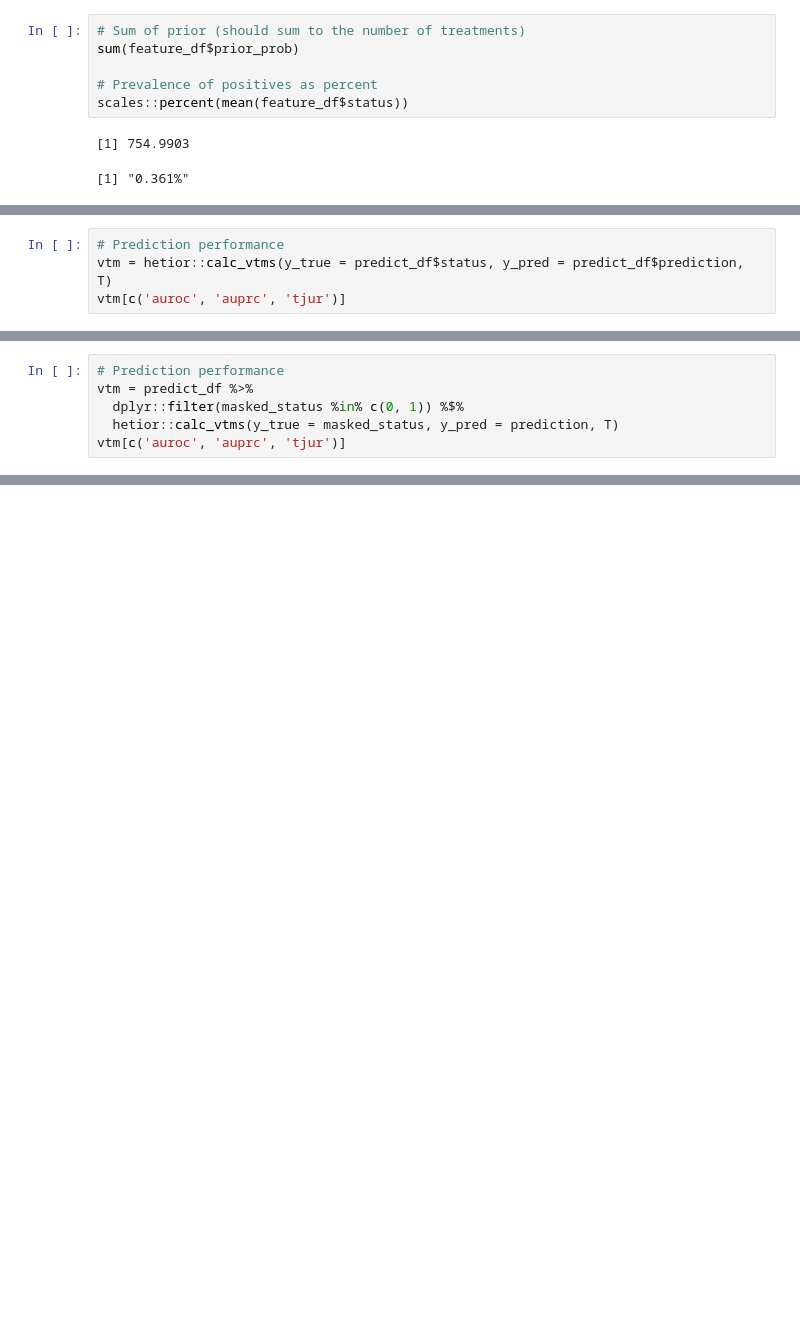
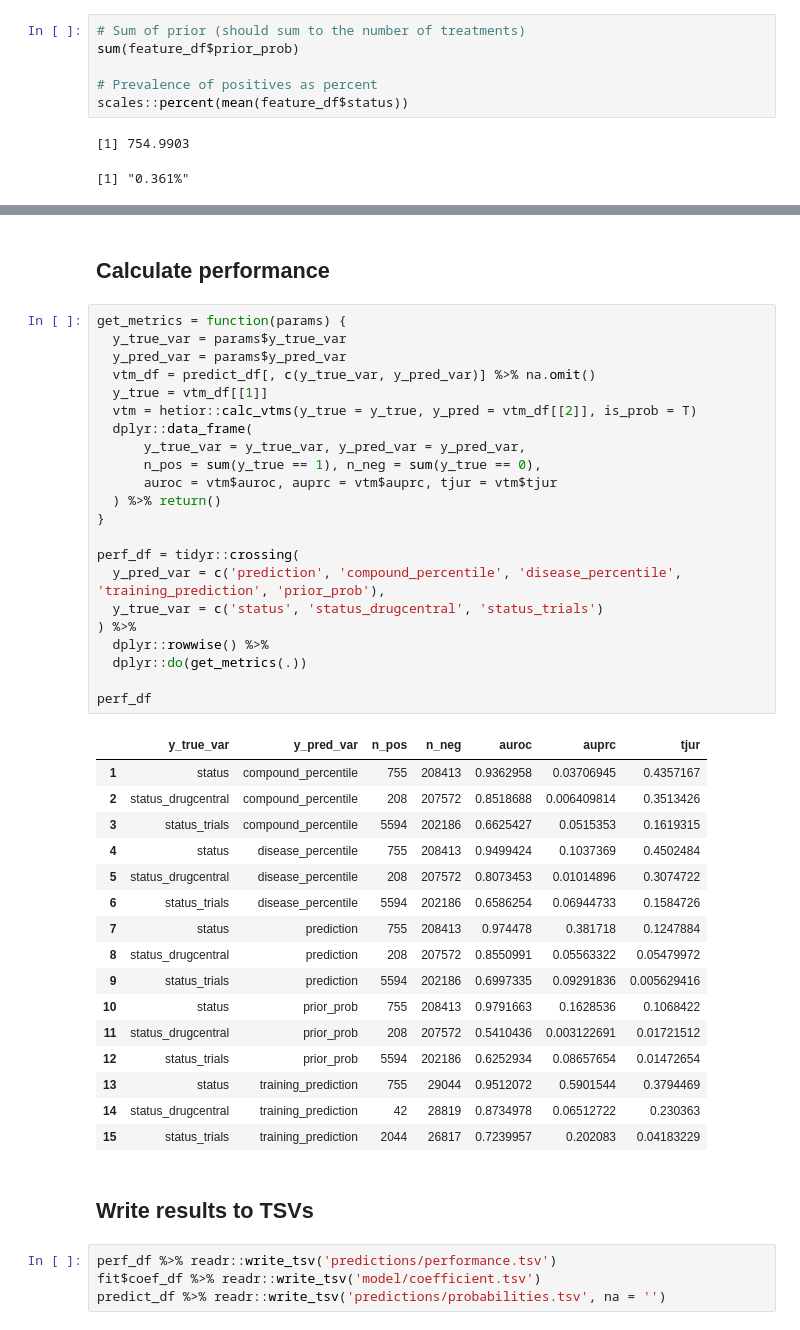
Before and after one commit to dhimmel/learn, a Jupyter notebook: prediction/4-predictr.ipynb, the cells around one changed output, grey strips where cells are left out. Drawn from its saved outputs; the diff is of its cells as text; blank space fills up the shorter version.

```diff
--- a/prediction/4-predictr.ipynb
+++ b/prediction/4-predictr.ipynb
@@ -135,4 +98,0 @@ Joining by: c("compound_id", "disease_id")
-# %%
-# Prediction performance
-vtm = hetior::calc_vtms(y_true = predict_df$status, y_pred = predict_df$prediction, T)
-vtm[c('auroc', 'auprc', 'tjur')]
@@ -148,6 +98,0 @@ $tjur
-# %%
-# Prediction performance
-vtm = predict_df %>%
-  dplyr::filter(masked_status %in% c(0, 1)) %$%
-  hetior::calc_vtms(y_true = masked_status, y_pred = prediction, T)
-vtm[c('auroc', 'auprc', 'tjur')]
@@ -184,0 +107,47 @@ predict_df %>%
+# %% [markdown]
+## Calculate performance
+# %%
+get_metrics = function(params) {
+  y_true_var = params$y_true_var
+  y_pred_var = params$y_pred_var
+  vtm_df = predict_df[, c(y_true_var, y_pred_var)] %>% na.omit()
+  y_true = vtm_df[[1]]
+  vtm = hetior::calc_vtms(y_true = y_true, y_pred = vtm_df[[2]], is_prob = T)
+  dplyr::data_frame(
+      y_true_var = y_true_var, y_pred_var = y_pred_var,
+      n_pos = sum(y_true == 1), n_neg = sum(y_true == 0),
+      auroc = vtm$auroc, auprc = vtm$auprc, tjur = vtm$tjur
+  ) %>% return()
+}
+
+perf_df = tidyr::crossing(
+  y_pred_var = c('prediction', 'compound_percentile', 'disease_percentile', 'training_prediction', 'prior_prob'),
+  y_true_var = c('status', 'status_drugcentral', 'status_trials')
+) %>%
+  dplyr::rowwise() %>%
+  dplyr::do(get_metrics(.))
+
+perf_df
+# %% [output]
+|  | y_true_var | y_pred_var | n_pos | n_neg | auroc | auprc | tjur |
+| 1 | status | compound_percentile | 755 | 208413 | 0.9362958 | 0.03706945 | 0.4357167 |
+| 2 | status_drugcentral | compound_percentile | 208 | 207572 | 0.8518688 | 0.006409814 | 0.3513426 |
+| 3 | status_trials | compound_percentile | 5594 | 202186 | 0.6625427 | 0.0515353 | 0.1619315 |
+| 4 | status | disease_percentile | 755 | 208413 | 0.9499424 | 0.1037369 | 0.4502484 |
+| 5 | status_drugcentral | disease_percentile | 208 | 207572 | 0.8073453 | 0.01014896 | 0.3074722 |
+| 6 | status_trials | disease_percentile | 5594 | 202186 | 0.6586254 | 0.06944733 | 0.1584726 |
+| 7 | status | prediction | 755 | 208413 | 0.974478 | 0.381718 | 0.1247884 |
+| 8 | status_drugcentral | prediction | 208 | 207572 | 0.8550991 | 0.05563322 | 0.05479972 |
+| 9 | status_trials | prediction | 5594 | 202186 | 0.6997335 | 0.09291836 | 0.005629416 |
+| 10 | status | prior_prob | 755 | 208413 | 0.9791663 | 0.1628536 | 0.1068422 |
+| 11 | status_drugcentral | prior_prob | 208 | 207572 | 0.5410436 | 0.003122691 | 0.01721512 |
+| 12 | status_trials | prior_prob | 5594 | 202186 | 0.6252934 | 0.08657654 | 0.01472654 |
+| 13 | status | training_prediction | 755 | 29044 | 0.9512072 | 0.5901544 | 0.3794469 |
+| 14 | status_drugcentral | training_prediction | 42 | 28819 | 0.8734978 | 0.06512722 | 0.230363 |
+| 15 | status_trials | training_prediction | 2044 | 26817 | 0.7239957 | 0.202083 | 0.04183229 |
+# %% [markdown]
+## Write results to TSVs
+# %%
+perf_df %>% readr::write_tsv('predictions/performance.tsv')
+fit$coef_df %>% readr::write_tsv('model/coefficient.tsv')
+predict_df %>% readr::write_tsv('predictions/probabilities.tsv', na = '')
```
Also changed, not shown: parts of 22 cells of this notebook, 12 other files.
